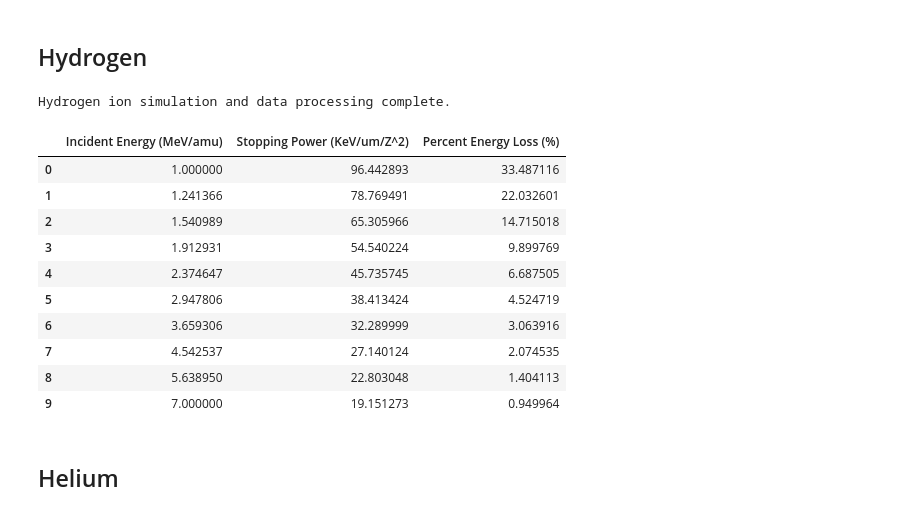
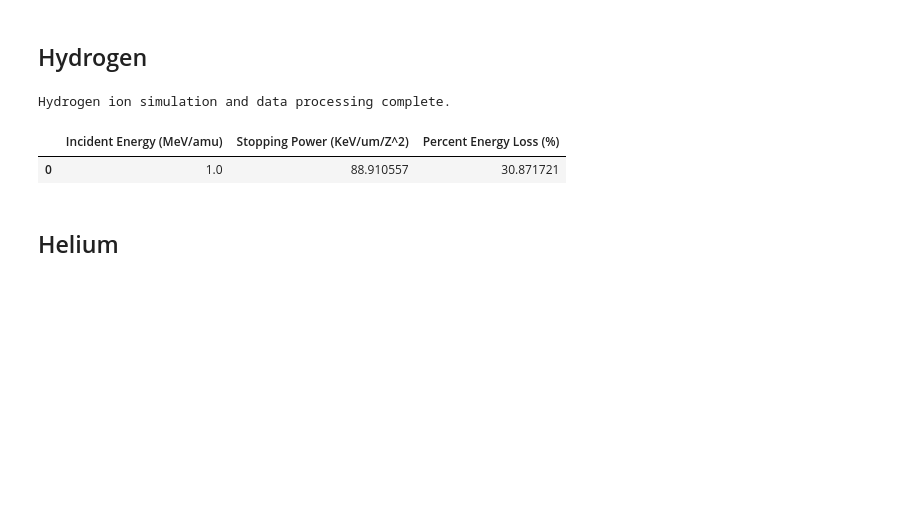
Before and after one commit to michaeldunnpro/mddunn-thesis, a Jupyter notebook: notebooks/diamond_compare.ipynb, the cells around one changed output. Saved outputs shown, nothing was run; the diff lists cells and outputs as text; code cells hidden in the pictures; blank space fills up the shorter version.

```diff
--- a/notebooks/diamond_compare.ipynb
+++ b/notebooks/diamond_compare.ipynb
@@ -140,37 +140,28 @@ material_parameters = build_material_parameters(diamond)
 # %% [markdown]
 ## Hydrogen
 # %%
-hydrogen_energies = np.geomspace(1.0, 7.0, 10)  # 10 energies from 1 MeV/amu to 7 MeV/amu
+hydrogen_energies = np.array([1.0])#np.geomspace(1.0, 7.0, 10)  # 10 energies from 1 MeV/amu to 7 MeV/amu
 
 run_species_simulation(
     species=hydrogen,
     energies_mev_per_amu=hydrogen_energies,
     output_filename="diamond_h_stopping_powers.csv",
     rustbca_dir=rustbca_dir,
     output_dir=output_dir,
     options=options,
     material_parameters=material_parameters,
     geometry_input=geometry_0d,
     run_sim=run_sim,
     mode=mode,
     number_ions=number_ions,
     angle_deg=angle,
     energy_read_range=energy_read_range,
     clear_output=clear_output,
  )
 # %% [output]
 Hydrogen ion simulation and data processing complete.
 |  | Incident Energy (MeV/amu) | Stopping Power (KeV/um/Z^2) | Percent Energy Loss (%) |
-| 0 | 1.000000 | 96.442893 | 33.487116 |
-| 1 | 1.241366 | 78.769491 | 22.032601 |
-| 2 | 1.540989 | 65.305966 | 14.715018 |
-| 3 | 1.912931 | 54.540224 | 9.899769 |
-| 4 | 2.374647 | 45.735745 | 6.687505 |
-| 5 | 2.947806 | 38.413424 | 4.524719 |
-| 6 | 3.659306 | 32.289999 | 3.063916 |
-| 7 | 4.542537 | 27.140124 | 2.074535 |
-| 8 | 5.638950 | 22.803048 | 1.404113 |
-| 9 | 7.000000 | 19.151273 | 0.949964 |
+| 0 | 1.0 | 88.910557 | 30.871721 |
 # %% [markdown]
 ## Helium
 # %%
```
Also changed, not shown: parts of 3 cells of this notebook, 10 other files.
